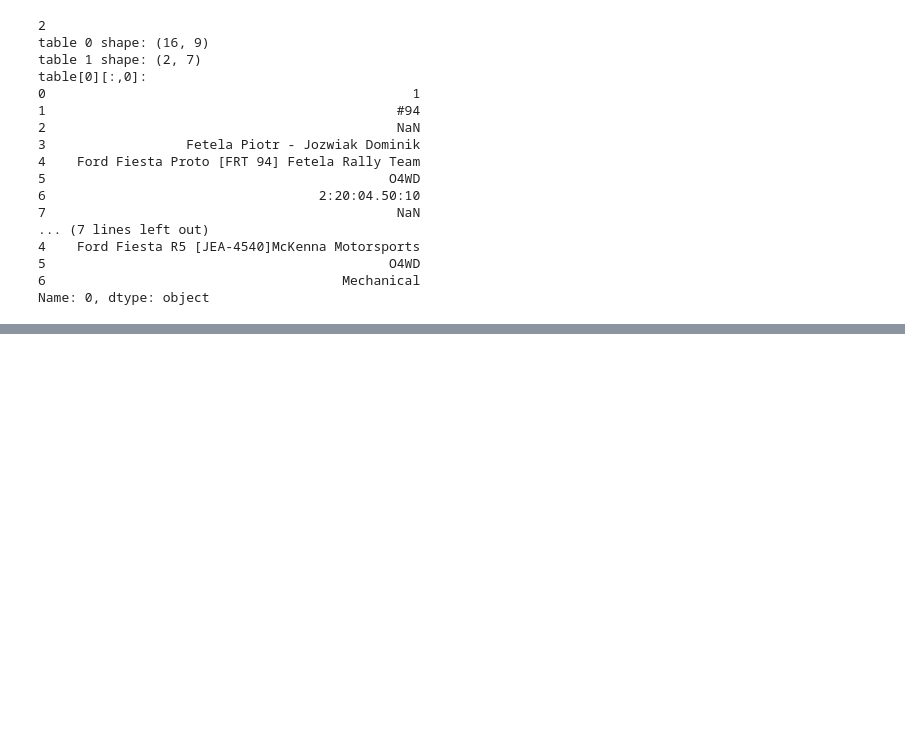
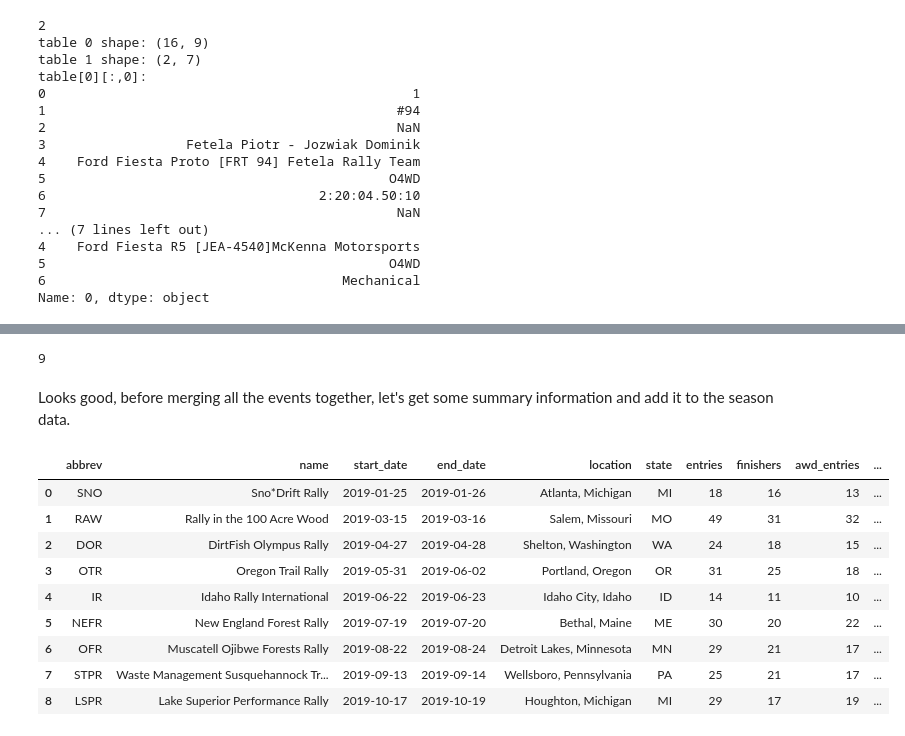
Before and after one commit to damcglinchey/ara-2019, a Jupyter notebook: ARA_2019.ipynb, the cells around one changed output, grey strips where cells are left out. Saved outputs shown, nothing was run; the diff lists cells and outputs as text; code cells hidden in the pictures; blank space fills up the shorter version.

Commit message:
update getting and cleaning data

```diff
--- a/ARA_2019.ipynb
+++ b/ARA_2019.ipynb
@@ -194,0 +263,28 @@ res_df
+# %%
+print(len(event_dfs))
+# %% [output]
+9
+# %% [markdown]
+Looks good, before merging all the events together, let's get some summary information and add it to the season data.
+# %%
+rally_entries = [df.shape[0] for df in event_dfs]
+rally_finishers = [df.dropna().shape[0] for df in event_dfs]
+rally_4wd = [df[df['class'].str.contains('4WD')].shape[0] for df in event_dfs]
+rally_subarus = [df[df['make'].str.contains('Subaru')].shape[0] for df in event_dfs]
+# %%
+ara_2019_df = ara_2019_df.assign(entries=rally_entries,
+                                finishers=rally_finishers,
+                                awd_entries=rally_4wd,
+                                subaru_entries=rally_subarus)
+ara_2019_df
+# %% [output]
+|  | abbrev | name | start_date | end_date | location | state | entries | finishers | awd_entries | ... |
+| 0 | SNO | Sno*Drift Rally | 2019-01-25 | 2019-01-26 | Atlanta, Michigan | MI | 18 | 16 | 13 | ... |
+| 1 | RAW | Rally in the 100 Acre Wood | 2019-03-15 | 2019-03-16 | Salem, Missouri | MO | 49 | 31 | 32 | ... |
+| 2 | DOR | DirtFish Olympus Rally | 2019-04-27 | 2019-04-28 | Shelton, Washington | WA | 24 | 18 | 15 | ... |
+| 3 | OTR | Oregon Trail Rally | 2019-05-31 | 2019-06-02 | Portland, Oregon | OR | 31 | 25 | 18 | ... |
+| 4 | IR | Idaho Rally International | 2019-06-22 | 2019-06-23 | Idaho City, Idaho | ID | 14 | 11 | 10 | ... |
+| 5 | NEFR | New England Forest Rally | 2019-07-19 | 2019-07-20 | Bethal, Maine | ME | 30 | 20 | 22 | ... |
+| 6 | OFR | Muscatell Ojibwe Forests Rally | 2019-08-22 | 2019-08-24 | Detroit Lakes, Minnesota | MN | 29 | 21 | 17 | ... |
+| 7 | STPR | Waste Management Susquehannock Tr... | 2019-09-13 | 2019-09-14 | Wellsboro, Pennsylvania | PA | 25 | 21 | 17 | ... |
+| 8 | LSPR | Lake Superior Performance Rally | 2019-10-17 | 2019-10-19 | Houghton, Michigan | MI | 29 | 17 | 19 | ... |
```
Also changed, not shown: parts of 20 cells of this notebook.
